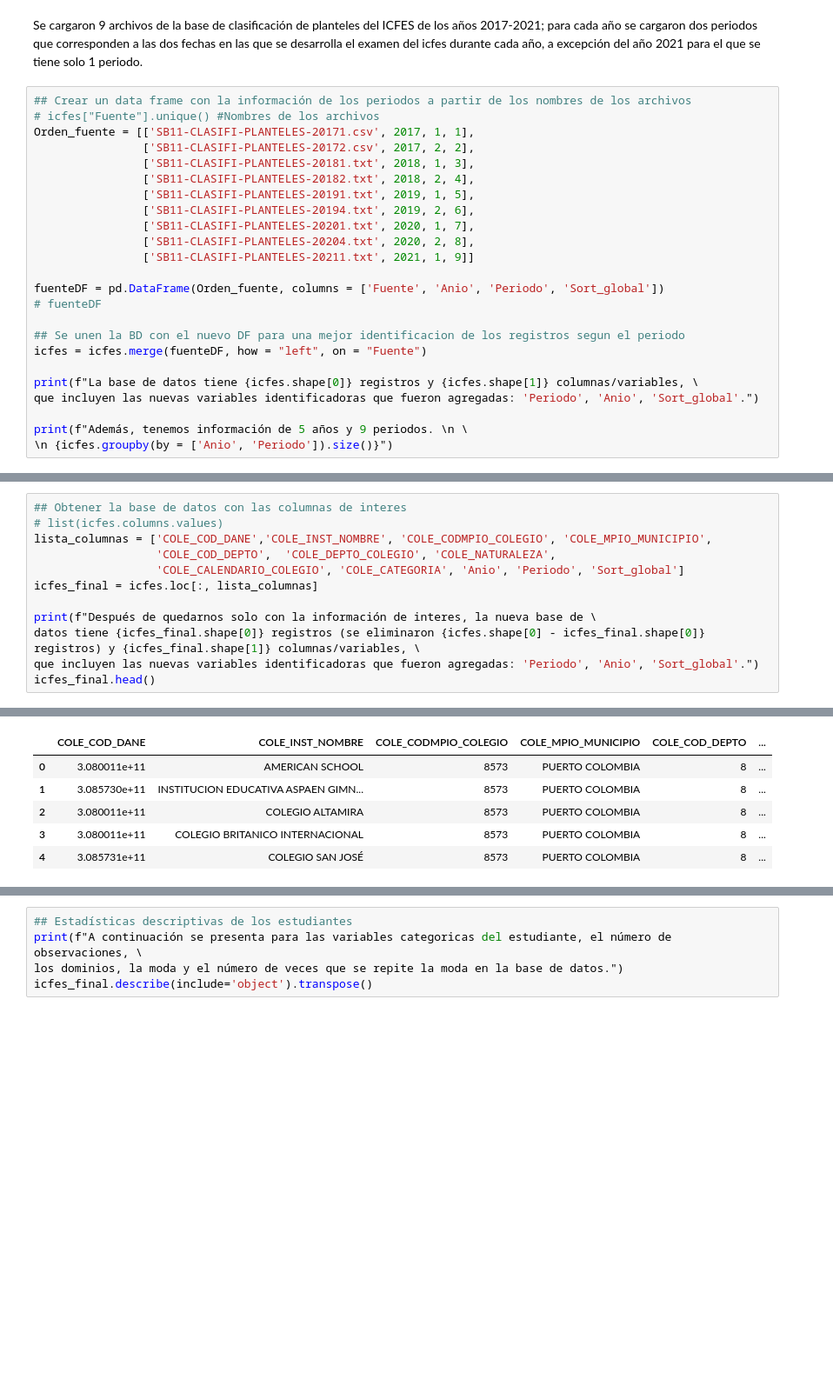
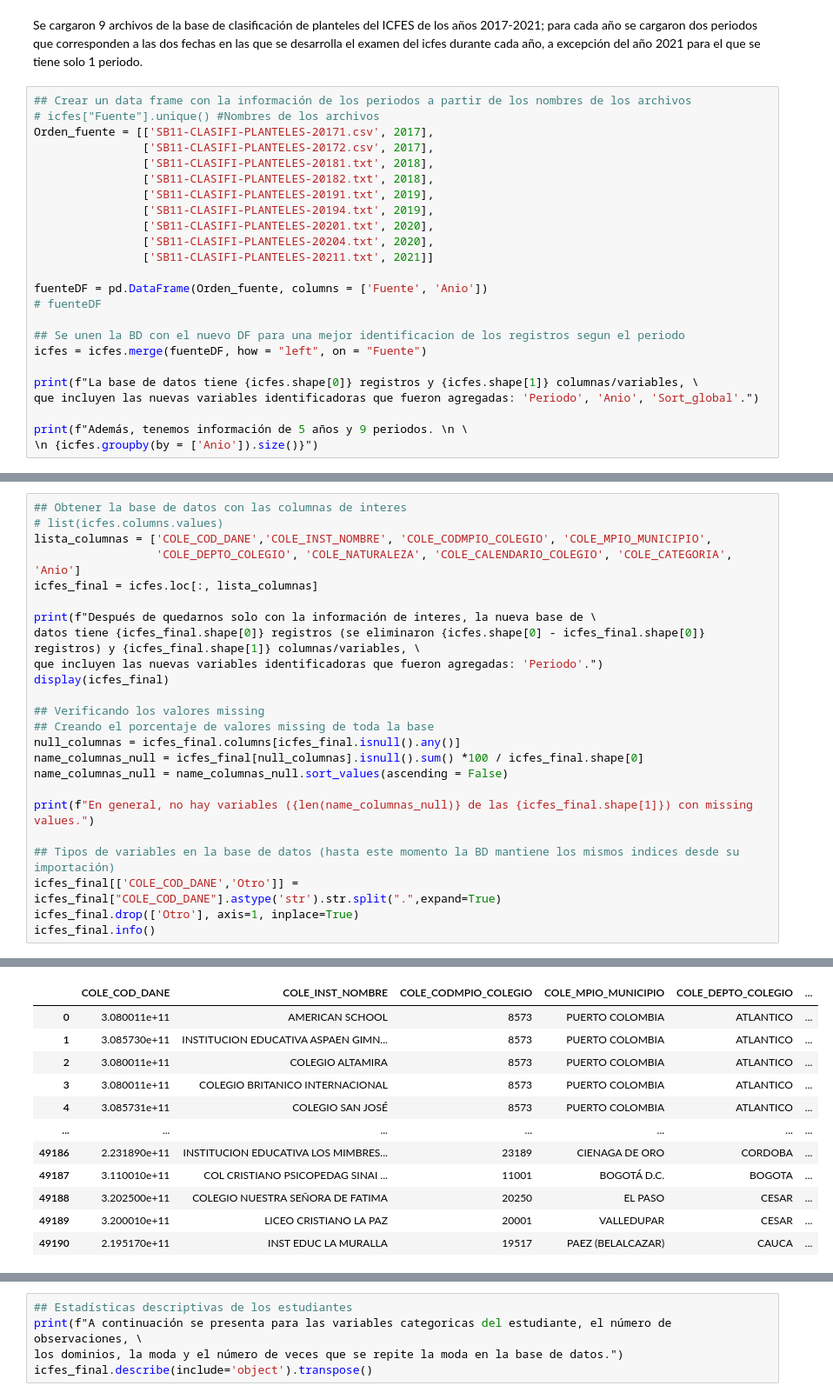
Before and after one commit to jesusparadap/DatArtist-MIAD, a Jupyter notebook: Modelado_icfes_proyecto.ipynb, the cells around one changed output, grey strips where cells are left out. Shown at 87% size. Drawn from its saved outputs; the diff is of its cells as text; blank space fills up the shorter version.

```diff
--- a/Modelado_icfes_proyecto.ipynb
+++ b/Modelado_icfes_proyecto.ipynb
@@ -85,17 +79,17 @@ Se cargaron 9 archivos de la base de clasificación de planteles del ICFES de lo
 # %%
 ## Crear un data frame con la información de los periodos a partir de los nombres de los archivos
 # icfes["Fuente"].unique() #Nombres de los archivos
-Orden_fuente = [['SB11-CLASIFI-PLANTELES-20171.csv', 2017, 1, 1],
-                ['SB11-CLASIFI-PLANTELES-20172.csv', 2017, 2, 2],
-                ['SB11-CLASIFI-PLANTELES-20181.txt', 2018, 1, 3],
-                ['SB11-CLASIFI-PLANTELES-20182.txt', 2018, 2, 4],
-                ['SB11-CLASIFI-PLANTELES-20191.txt', 2019, 1, 5],
-                ['SB11-CLASIFI-PLANTELES-20194.txt', 2019, 2, 6],
-                ['SB11-CLASIFI-PLANTELES-20201.txt', 2020, 1, 7],
-                ['SB11-CLASIFI-PLANTELES-20204.txt', 2020, 2, 8],
-                ['SB11-CLASIFI-PLANTELES-20211.txt', 2021, 1, 9]]
+Orden_fuente = [['SB11-CLASIFI-PLANTELES-20171.csv', 2017],
+                ['SB11-CLASIFI-PLANTELES-20172.csv', 2017],
+                ['SB11-CLASIFI-PLANTELES-20181.txt', 2018],
+                ['SB11-CLASIFI-PLANTELES-20182.txt', 2018],
+                ['SB11-CLASIFI-PLANTELES-20191.txt', 2019],
+                ['SB11-CLASIFI-PLANTELES-20194.txt', 2019],
+                ['SB11-CLASIFI-PLANTELES-20201.txt', 2020],
+                ['SB11-CLASIFI-PLANTELES-20204.txt', 2020],
+                ['SB11-CLASIFI-PLANTELES-20211.txt', 2021]]
 
-fuenteDF = pd.DataFrame(Orden_fuente, columns = ['Fuente', 'Anio', 'Periodo', 'Sort_global'])
+fuenteDF = pd.DataFrame(Orden_fuente, columns = ['Fuente', 'Anio'])
 # fuenteDF
 
 ## Se unen la BD con el nuevo DF para una mejor identificacion de los registros segun el periodo
@@ -105,5 +99,5 @@ print(f"La base de datos tiene {icfes.shape[0]} registros y {icfes.shape[1]} col
 que incluyen las nuevas variables identificadoras que fueron agregadas: 'Periodo', 'Anio', 'Sort_global'.")
 
 print(f"Además, tenemos información de 5 años y 9 periodos. \n \
-\n {icfes.groupby(by = ['Anio', 'Periodo']).size()}")
+\n {icfes.groupby(by = ['Anio']).size()}")
 # %% [output]
@@ -125,12 +115,24 @@ dtype: int64
 ## Obtener la base de datos con las columnas de interes
 # list(icfes.columns.values)
 lista_columnas = ['COLE_COD_DANE','COLE_INST_NOMBRE', 'COLE_CODMPIO_COLEGIO', 'COLE_MPIO_MUNICIPIO',
-                  'COLE_COD_DEPTO',  'COLE_DEPTO_COLEGIO', 'COLE_NATURALEZA',
-                  'COLE_CALENDARIO_COLEGIO', 'COLE_CATEGORIA', 'Anio', 'Periodo', 'Sort_global']
+                  'COLE_DEPTO_COLEGIO', 'COLE_NATURALEZA', 'COLE_CALENDARIO_COLEGIO', 'COLE_CATEGORIA', 'Anio']
 icfes_final = icfes.loc[:, lista_columnas]
 
 print(f"Después de quedarnos solo con la información de interes, la nueva base de \
 datos tiene {icfes_final.shape[0]} registros (se eliminaron {icfes.shape[0] - icfes_final.shape[0]} registros) y {icfes_final.shape[1]} columnas/variables, \
-que incluyen las nuevas variables identificadoras que fueron agregadas: 'Periodo', 'Anio', 'Sort_global'.")
-icfes_final.head()
+que incluyen las nuevas variables identificadoras que fueron agregadas: 'Periodo'.")
+display(icfes_final)
+
+## Verificando los valores missing
+## Creando el porcentaje de valores missing de toda la base
+null_columnas = icfes_final.columns[icfes_final.isnull().any()]
+name_columnas_null = icfes_final[null_columnas].isnull().sum() *100 / icfes_final.shape[0]
+name_columnas_null = name_columnas_null.sort_values(ascending = False)
+
+print(f"En general, no hay variables ({len(name_columnas_null)} de las {icfes_final.shape[1]}) con missing values.")
+
+## Tipos de variables en la base de datos (hasta este momento la BD mantiene los mismos indices desde su importación)
+icfes_final[['COLE_COD_DANE','Otro']] = icfes_final["COLE_COD_DANE"].astype('str').str.split(".",expand=True)
+icfes_final.drop(['Otro'], axis=1, inplace=True)
+icfes_final.info()
 # %% [output]
@@ -138,6 +140,12 @@ Después de quedarnos solo con la información de interes, la nueva base de dato
-|  | COLE_COD_DANE | COLE_INST_NOMBRE | COLE_CODMPIO_COLEGIO | COLE_MPIO_MUNICIPIO | COLE_COD_DEPTO | ... |
-| 0 | 3.080011e+11 | AMERICAN SCHOOL | 8573 | PUERTO COLOMBIA | 8 | ... |
-| 1 | 3.085730e+11 | INSTITUCION EDUCATIVA ASPAEN GIMN... | 8573 | PUERTO COLOMBIA | 8 | ... |
-| 2 | 3.080011e+11 | COLEGIO ALTAMIRA | 8573 | PUERTO COLOMBIA | 8 | ... |
-| 3 | 3.080011e+11 | COLEGIO BRITANICO INTERNACIONAL | 8573 | PUERTO COLOMBIA | 8 | ... |
-| 4 | 3.085731e+11 | COLEGIO SAN JOSÉ | 8573 | PUERTO COLOMBIA | 8 | ... |
+|  | COLE_COD_DANE | COLE_INST_NOMBRE | COLE_CODMPIO_COLEGIO | COLE_MPIO_MUNICIPIO | COLE_DEPTO_COLEGIO | ... |
+| 0 | 3.080011e+11 | AMERICAN SCHOOL | 8573 | PUERTO COLOMBIA | ATLANTICO | ... |
+| 1 | 3.085730e+11 | INSTITUCION EDUCATIVA ASPAEN GIMN... | 8573 | PUERTO COLOMBIA | ATLANTICO | ... |
+| 2 | 3.080011e+11 | COLEGIO ALTAMIRA | 8573 | PUERTO COLOMBIA | ATLANTICO | ... |
+| 3 | 3.080011e+11 | COLEGIO BRITANICO INTERNACIONAL | 8573 | PUERTO COLOMBIA | ATLANTICO | ... |
+| 4 | 3.085731e+11 | COLEGIO SAN JOSÉ | 8573 | PUERTO COLOMBIA | ATLANTICO | ... |
+| ... | ... | ... | ... | ... | ... | ... |
+| 49186 | 2.231890e+11 | INSTITUCION EDUCATIVA LOS MIMBRES... | 23189 | CIENAGA DE ORO | CORDOBA | ... |
+| 49187 | 3.110010e+11 | COL CRISTIANO PSICOPEDAG SINAI ... | 11001 | BOGOTÁ D.C. | BOGOTA | ... |
+| 49188 | 3.202500e+11 | COLEGIO NUESTRA SEÑORA DE FATIMA | 20250 | EL PASO | CESAR | ... |
+| 49189 | 3.200010e+11 | LICEO CRISTIANO LA PAZ | 20001 | VALLEDUPAR | CESAR | ... |
+| 49190 | 2.195170e+11 | INST EDUC LA MURALLA | 19517 | PAEZ (BELALCAZAR) | CAUCA | ... |
```
Also changed, not shown: parts of 25 cells of this notebook.
